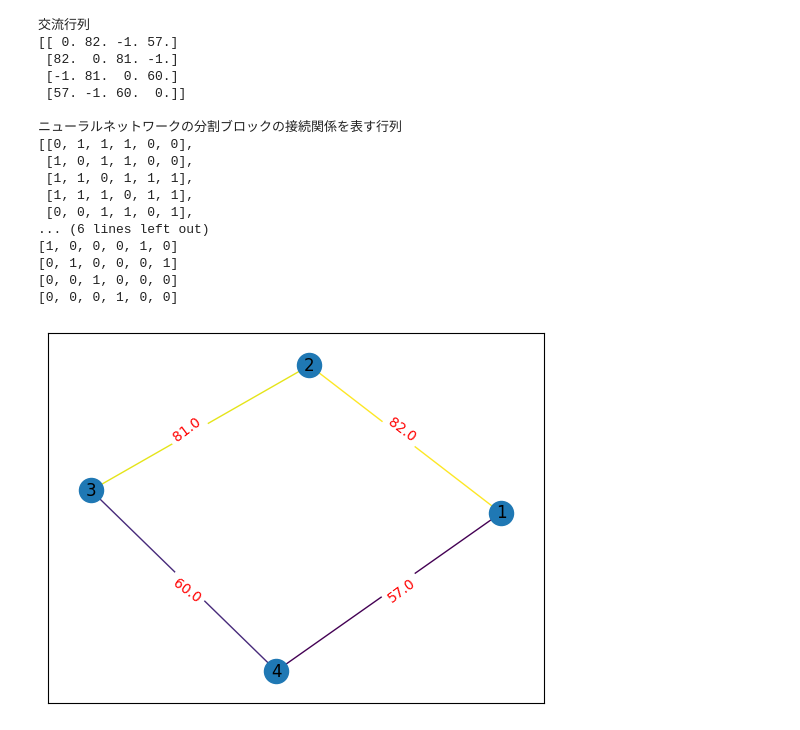
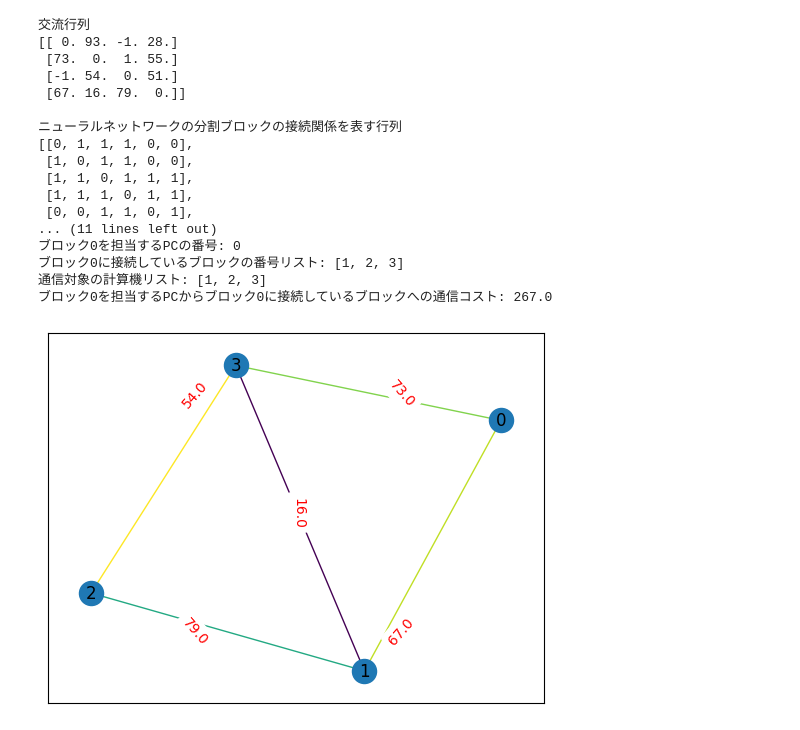
Before and after one commit to yamamotoeigo/consideration_of_computer_power, a Jupyter notebook: src/block_division.ipynb, the cells around one changed output. Cells and saved outputs as stored; diff of their text form; code cells hidden in the pictures.

```diff
--- a/src/block_division.ipynb
+++ b/src/block_division.ipynb
@@ -221,6 +233,21 @@ def generate_assignment_block_list(num_pcs: int, num_blocks: int) -> list:
+# %%
+def get_communication_cost(starting_point_pc: int, graph: nx.graph, linked_blocks) -> int:
+    """始点の計算機から各計算機への通信コストを取得する
+
+    Args:
+        starting_point_pc (int): 始点の計算機の番号
+        exchange_matrix (list): 通信コストを表す行列
+
+    Returns:
+        int: _description_
+    """
+    cost = 0
+    for target in linked_blocks:
+        cost += nx.dijkstra_path_length(graph, starting_point_pc, target)
+    return cost
 # %%
 # ネットワークトポロジーを作成
-G = generate_random_circular_graph(4)
+G = generate_random_graph(4)
 
 # 交流行列を作成
 exchange_matrix = generate_exchange_matrix(4, G)
@@ -231,44 +258,60 @@ weightintg_graph(G, exchange_matrix)
 # グラフの描画
 pos = nx.circular_layout(G)
 weights = nx.get_edge_attributes(G, 'weight').values()
 nx.draw_networkx(G, edge_color = weights)
 edge_labels = nx.get_edge_attributes(G, 'weight')
 nx.draw_networkx_edge_labels(G, pos, edge_labels=edge_labels, font_color='red')
 
 print("交流行列")
 print(exchange_matrix)
 
-matrix = create_block_matrix(2, 3)
+block_linked_matrix = create_block_matrix(2, 3)
 print("\nニューラルネットワークの分割ブロックの接続関係を表す行列")
-pprint.pprint(matrix)
+pprint.pprint(block_linked_matrix)
 
 block_list = generate_block_list(6)
 print("\n分割ブロックの番号リスト")
 print(block_list)
 
 # Distribute tasks to computers
-task_matrix = generate_assignment_block_list(4, 6)
+assigned_matrix = generate_assignment_block_list(4, 6)
 
 print("\nPCが担当するブロックの割り当て行列")
 # Print the task matrix
-for row in task_matrix:
+for row in assigned_matrix:
     print(row)
+
+
+pc = get_task_assigned_pc(0, assigned_matrix)
+print(f'\nブロック0を担当するPCの番号: {pc}')
+linked_blocks = get_linked_blocks(0, block_linked_matrix)
+print(f'ブロック0に接続しているブロックの番号リスト: {linked_blocks}')
+
+# 通信する必要のあるPCを取得
+targets = []
+for i in linked_blocks:
+    target = get_task_assigned_pc(i, assigned_matrix)
+    targets.append(target)
+print(f'通信対象の計算機リスト: {targets}')
+
+cost = get_communication_cost(pc, G, linked_blocks)
+print(f'ブロック0を担当するPCからブロック0に接続しているブロックへの通信コスト: {cost}')
 # %% [output]
 交流行列
-[[ 0. 82. -1. 57.]
- [82.  0. 81. -1.]
- [-1. 81.  0. 60.]
- [57. -1. 60.  0.]]
+[[ 0. 93. -1. 28.]
+ [73.  0.  1. 55.]
+ [-1. 54.  0. 51.]
+ [67. 16. 79.  0.]]
 
 ニューラルネットワークの分割ブロックの接続関係を表す行列
 [[0, 1, 1, 1, 0, 0],
  [1, 0, 1, 1, 0, 0],
  [1, 1, 0, 1, 1, 1],
  [1, 1, 1, 0, 1, 1],
  [0, 0, 1, 1, 0, 1],
-... (6 lines left out)
-[1, 0, 0, 0, 1, 0]
-[0, 1, 0, 0, 0, 1]
-[0, 0, 1, 0, 0, 0]
-[0, 0, 0, 1, 0, 0]
+... (11 lines left out)
+ブロック0を担当するPCの番号: 0
+ブロック0に接続しているブロックの番号リスト: [1, 2, 3]
+通信対象の計算機リスト: [1, 2, 3]
+ブロック0を担当するPCからブロック0に接続しているブロックへの通信コスト: 267.0
-[figure, old version]
+[figure, new version]
```
Also changed, not shown: parts of 6 cells of this notebook.
